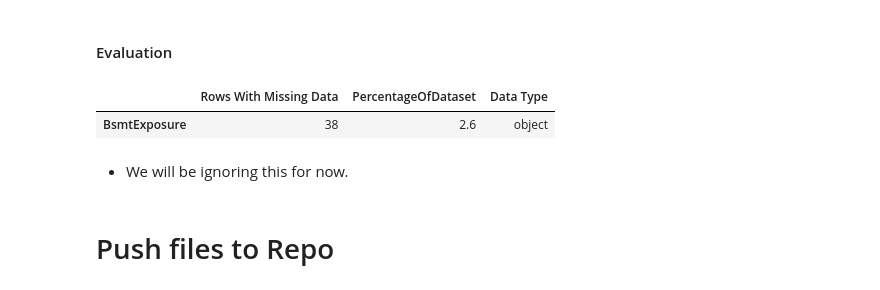
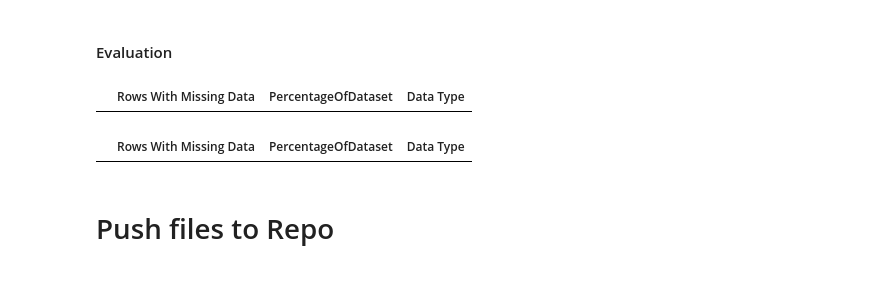
Before and after one commit to aksurcos/P5-Heritage-Housing, a Jupyter notebook: jupyter_notebooks/03_data_cleaning.ipynb, the cells around one changed output. Drawn from its saved outputs; the diff is of its cells as text; code cells hidden in the pictures.

Commit message:
basmtexposure column missing data solved for feature engineering

```diff
--- a/jupyter_notebooks/03_data_cleaning.ipynb
+++ b/jupyter_notebooks/03_data_cleaning.ipynb
@@ -321,7 +313,7 @@ pipeline = Pipeline([
                                               )),
       ('CategoricalImputer', CategoricalImputer(imputation_method='missing',
                                                 fill_value='No Record',
-                                                variables=['BsmtFinType1','GarageFinish']
+                                                variables=['BsmtFinType1','GarageFinish', 'BsmtExposure']
                                                 )),
       ('Drop', DropFeatures(features_to_drop=['EnclosedPorch', 'WoodDeckSF']))
 ])
@@ -352,13 +344,12 @@ house_prices_df = pipeline.fit_transform(house_prices_df)
 #### Evaluation
 # %%
 EvaluateMissingData(TrainSet)
-EvaluateMissingData(TestSet)
-EvaluateMissingData(house_prices_df)
 # %% [output]
 |  | Rows With Missing Data | PercentageOfDataset | Data Type |
-| BsmtExposure | 38 | 2.6 | object |
-# %% [markdown]
-- We will be ignoring this for now.
+# %%
+EvaluateMissingData(TestSet)
+# %% [output]
+|  | Rows With Missing Data | PercentageOfDataset | Data Type |
 # %% [markdown]
 # Push files to Repo
 # %% [markdown]
```
Also changed, not shown: parts of 12 cells of this notebook, 5 other files.
